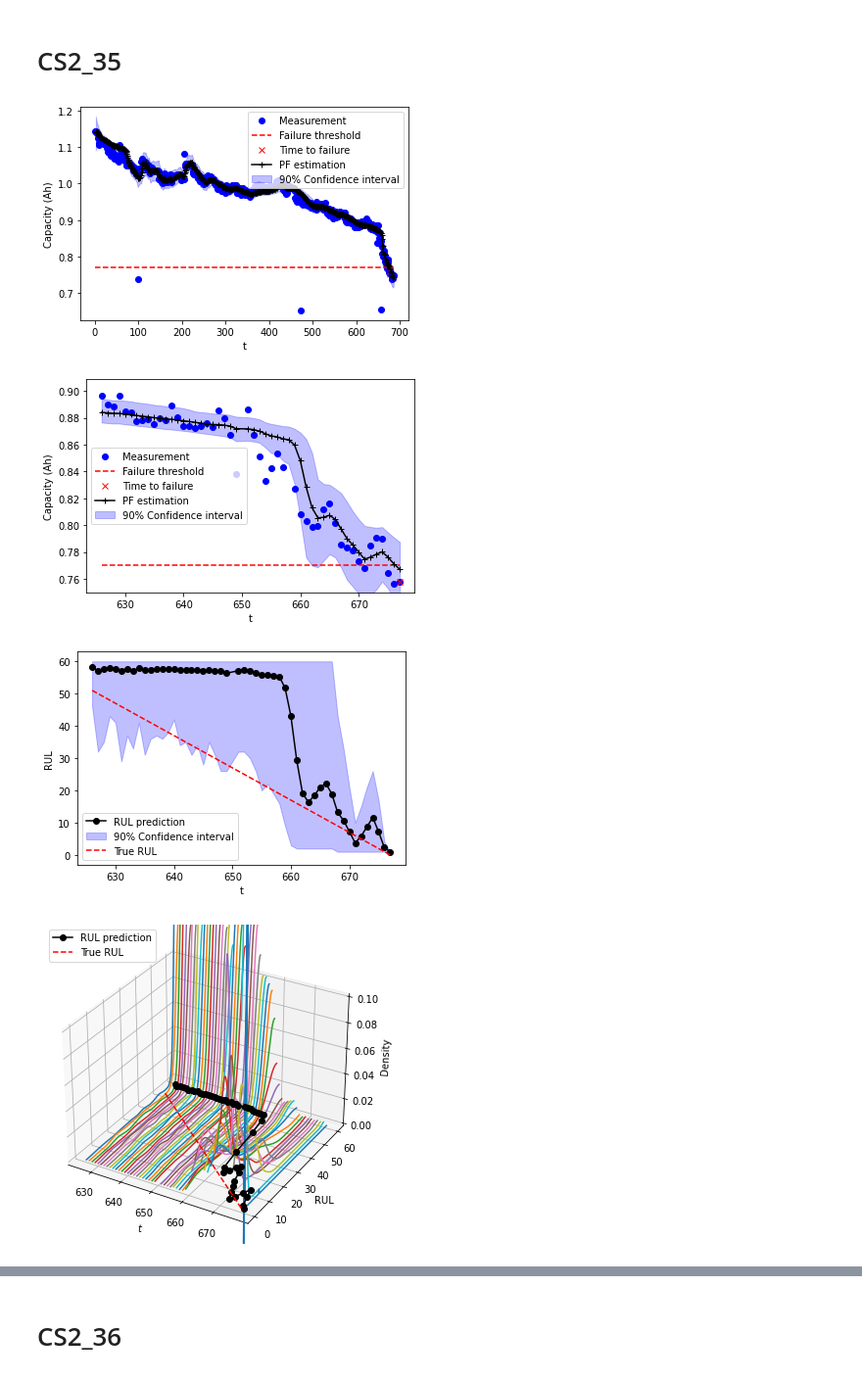
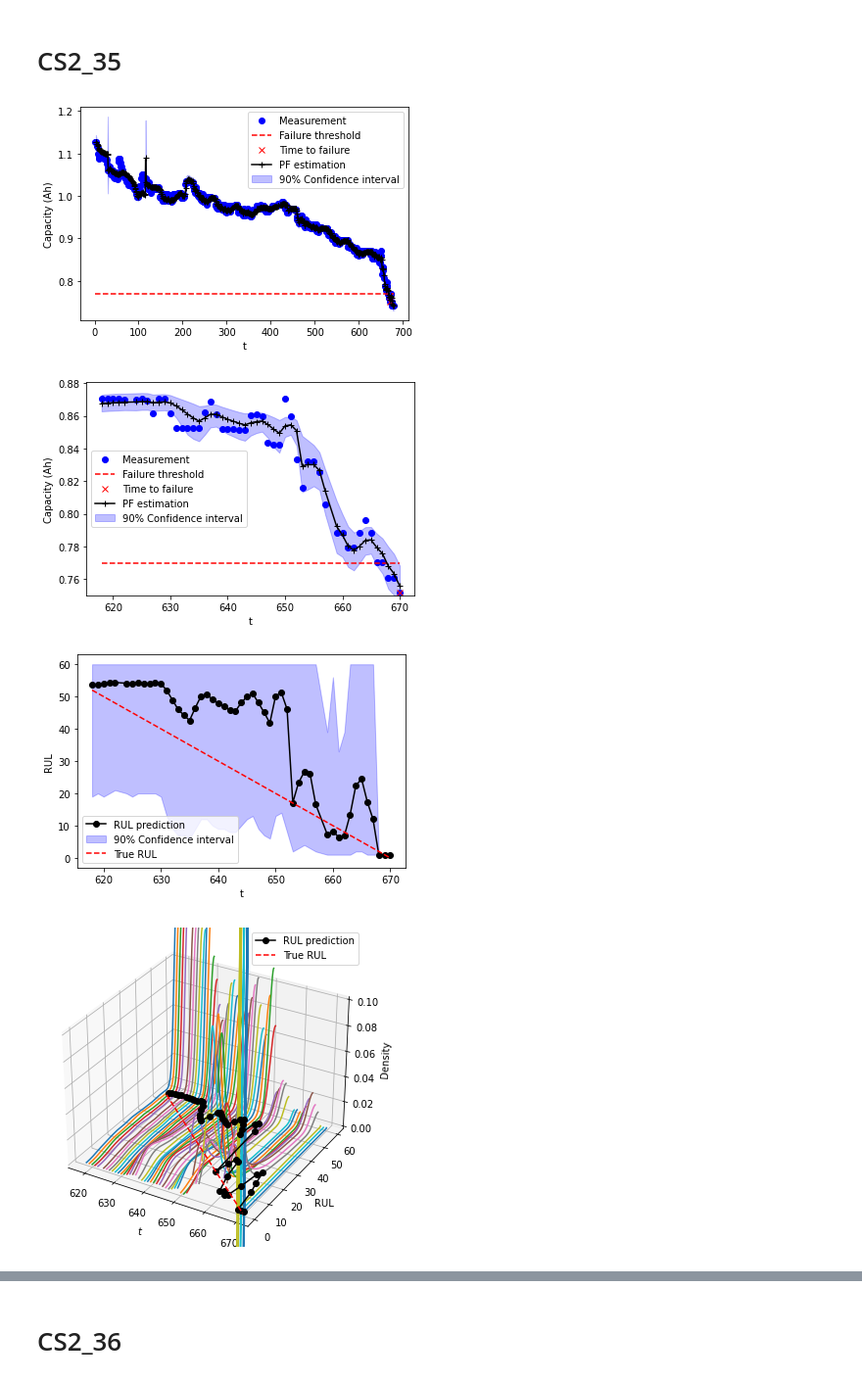
Before and after one commit to sonic160/battery_calce, a Jupyter notebook: rul_pf_battery.ipynb, the cells around one changed output, grey strips where cells are left out. Shown at 98% size. Drawn from its saved outputs; the diff is of its cells as text; code cells hidden in the pictures.

```diff
--- a/rul_pf_battery.ipynb
+++ b/rul_pf_battery.ipynb
@@ -15,7 +15,7 @@ def rul_battery(t, y, name):
     # Define the Parameters.
     # For the PF.
     sigma_u = np.array([1e-2, 1e-5, 1e-4, 1e-3])
-    sigma_v = 3e-2
+    sigma_v = 1e-2
     Ns = 1e3
     # For the RUL prediction.
     max_ite = 60 # Maximun number of prediction states.
@@ -47,23 +47,24 @@ with open('data_all.pickle', 'rb') as f:
 # %%
 from utility import drop_outlier_sw
 from utility import cal_ttf
 
 name = battery_list[0]
 battery = data_all[name]
+battery.fillna(method='ffill', inplace=True)
 # Get the time and degradation measurement. Perform filtering.
 t = battery['cycle']
-y = battery['charging capacity']
+y = battery['discharging capacity']
 # t = np.array(t)
 # y = np.array(y)
 
 rolling_window = 20
 idx = drop_outlier_sw(y, rolling_window)
 t = np.array(t[idx])
 y = np.array(y[idx])
 
 rul_battery(t, y, name)
 # %% [output]
-[figure, old version]
+[figure, new version]
-[figure, old version]
+[figure, new version]
-[figure, old version]
+[figure, new version]
-[figure, old version]
+[figure, new version]
```
Also changed, not shown: parts of 14 cells of this notebook, 10 other files.
